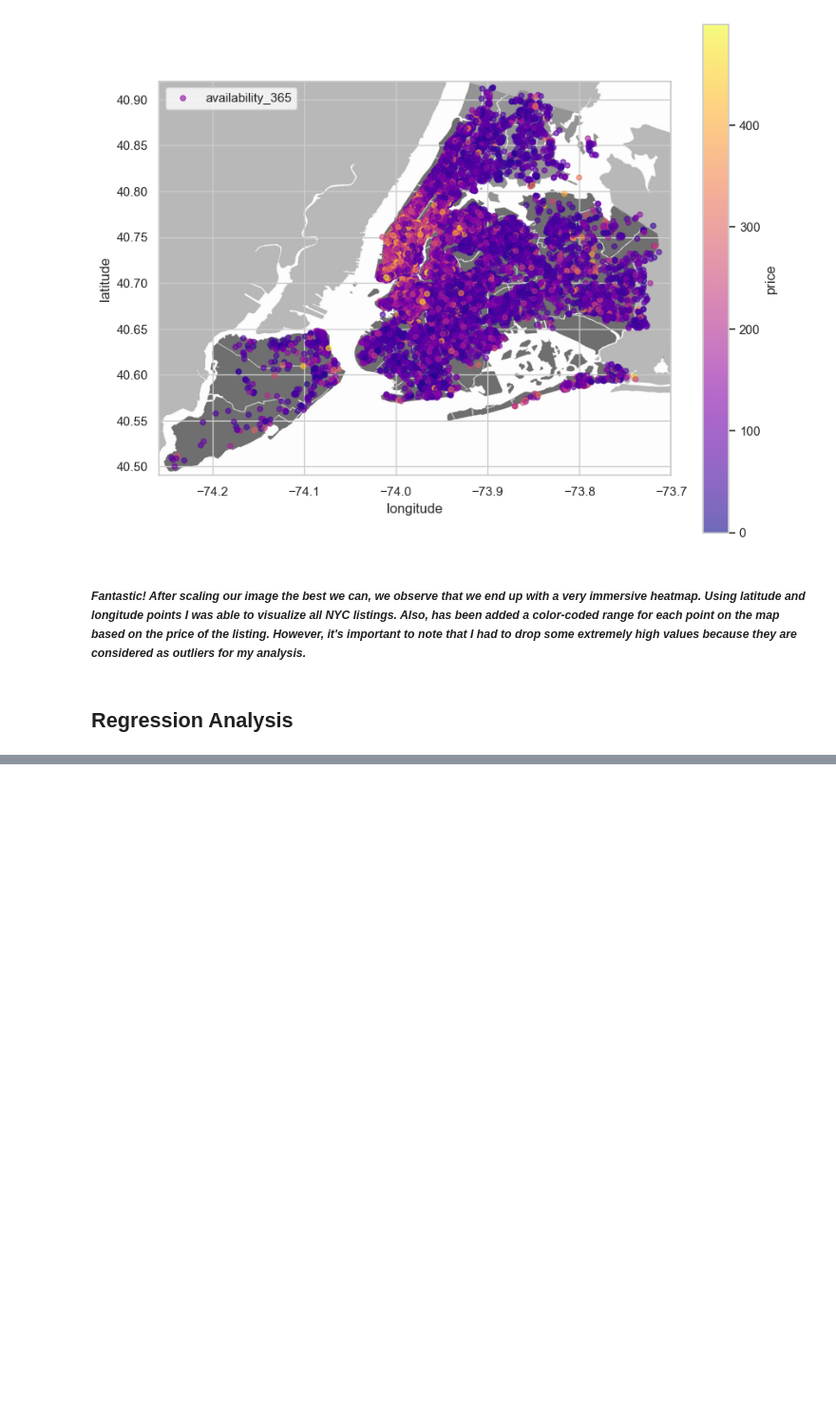
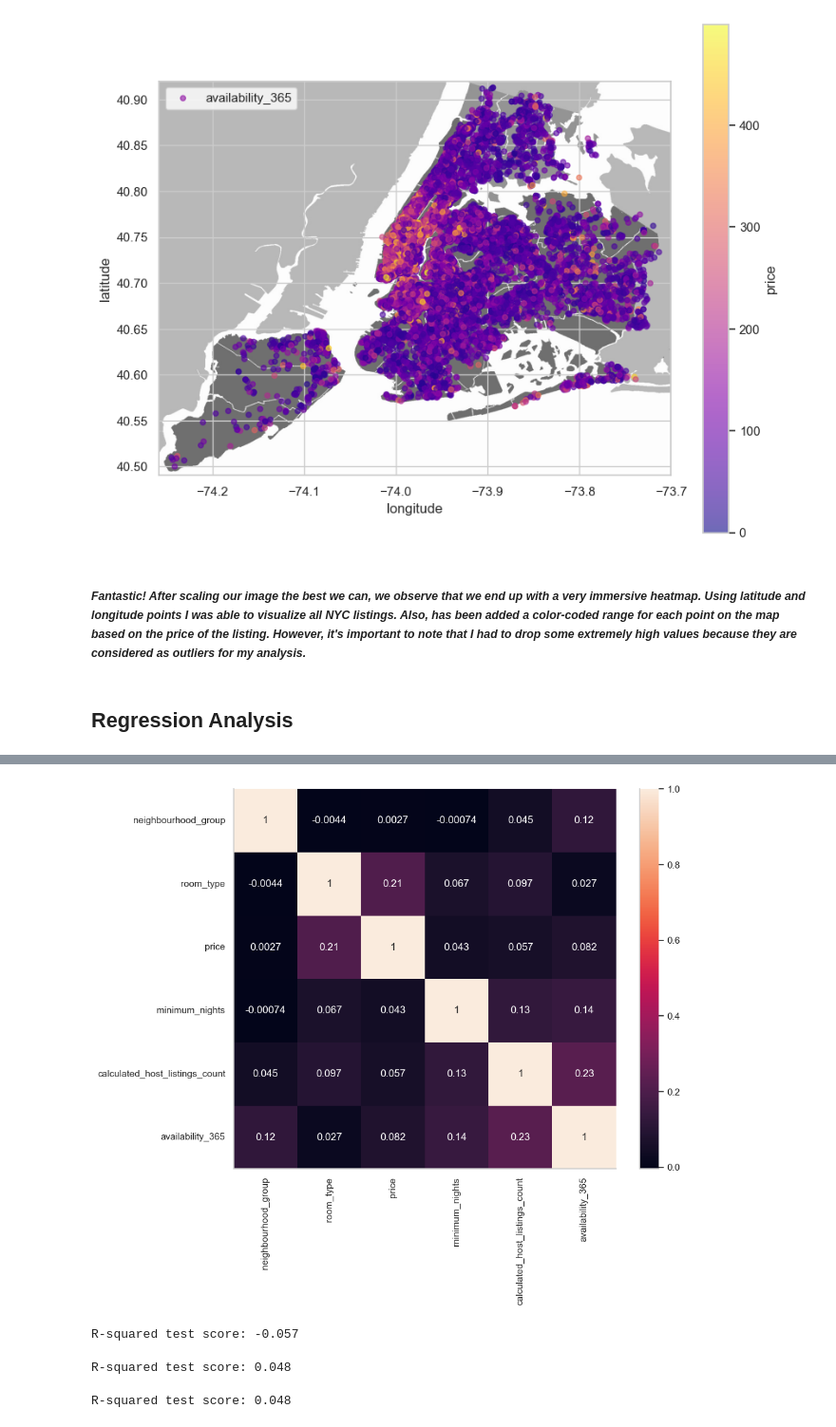
Before and after one commit to BernartGuddiny/eda_and_prediction_on_nys_airbnb, a Jupyter notebook: project.ipynb, the cells around one changed output, grey strips where cells are left out. Shown at 95% size. Drawn from its saved outputs; the diff is of its cells as text; code cells hidden in the pictures; blank space fills up the shorter version.

Commit message:
performed part of the regression analysis

```diff
--- a/project.ipynb
+++ b/project.ipynb
@@ -321,0 +342,7 @@ plt.show()
+# %%
+# Using the columns on the basis of which the rent price prediction will be made
+feature_columns = ['neighbourhood_group', 'room_type', 'price', 'minimum_nights'
+                   , 'calculated_host_listings_count', 'availability_365']
+airbnb_pred = airbnb[feature_columns]
+
+airbnb_pred.head()
@@ -321,0 +356,10 @@ plt.show()
+# %%
+# Encoding the objects as a categorical variables
+def encod_var(data):
+    for column in data.columns[data.columns.isin(['neighbourhood_group', 'room_type'])]:
+        data[column] = data[column].factorize()[0]
+    return data
+
+airbnb_pred = encod_var(airbnb_pred)
+
+airbnb_pred.head()
@@ -321,0 +373,8 @@ plt.show()
+# %%
+# Getting correlation between feature variables
+sns.heatmap(airbnb_pred.corr()
+            , annot=True)
+sns.despine()
+# airbnb.columns
+# %% [output]
+[figure, added]
@@ -321,0 +398,29 @@ plt.show()
+# %%
+rsquared_score(y_test, y_pred)
+# %% [output]
+R-squared test score: -0.057
+# %%
+from sklearn.linear_model import LinearRegression
+from sklearn.metrics import r2_score
+
+# Preparing a Linear Regression Model
+linreg = LinearRegression()
+linreg.fit(X_train, y_train)
+
+y_pred = linreg.predict(X_test)
+
+rsquared_score(y_test, y_pred)
+# %% [output]
+R-squared test score: 0.048
+# %%
+from sklearn.linear_model import Ridge
+
+# Preparing a Ridge Regression Model
+ridge = Ridge()
+ridge.fit(X_train, y_train)
+
+y_pred = ridge.predict(X_test)
+
+rsquared_score(y_test, y_pred)
+# %% [output]
+R-squared test score: 0.048
```
Also changed, not shown: parts of 8 cells of this notebook.
